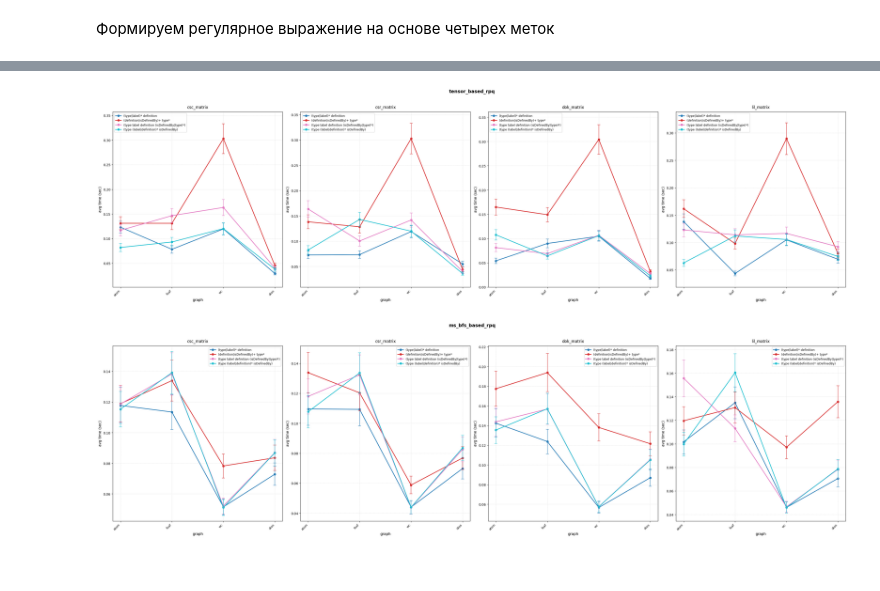
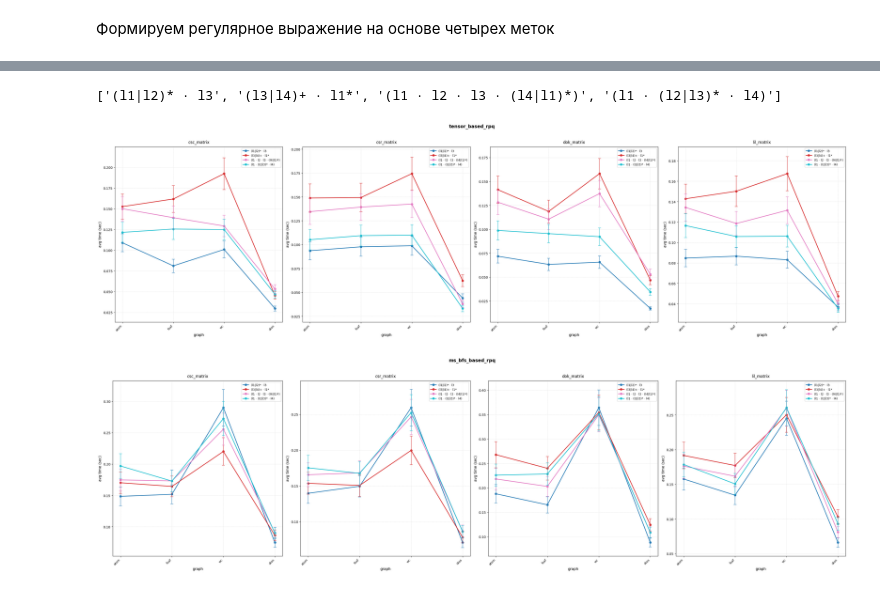
Before and after one commit to ksenmel/formal-lang-course, a Jupyter notebook: project/task5.ipynb, the cells around one changed output, grey strips where cells are left out. Drawn from its saved outputs; the diff is of its cells as text; code cells hidden in the pictures.

Commit message:
fix graphs

```diff
--- a/project/task5.ipynb
+++ b/project/task5.ipynb
@@ -145,4 +141,5 @@ for name in GRAPHS_NAMES:
     for _, _, data in g.edges(data=True):
         labels.add(data["label"])
 
-    graphs_info[name] = {'vertices': vertices, 'edges': edges, 'labels': len(labels)}
+
+    graphs_info[name] = {'vertices': vertices, 'edges': edges, 'labels': labels}
@@ -193,0 +146,5 @@ plt.show()
+# %%
+for name, info in graphs_info.items():
+    print(f"{name}")
+    for key, value in info.items():
+        print(f"  - {key}: {value}")
@@ -239,17 +248,24 @@ results = []
 
 for method in methods:
     for name, graph in graphs.items():
-        most_common_labels = Counter([data["label"] for _, _, data in g.edges(data=True)]).most_common(4)
-        labels = [label for label, _ in most_common_labels]
+        labels = get_sorted_labels(graph)
+        most_common_labels = [label for label, _ in Counter(labels).most_common(4)]
         regexes = build_regex_from_labels(labels)
 
-        for regex in regexes:
+        print(method)
+        print(f"graph {name}")
+        print(labels)
+        print(most_common_labels)
+        print(regexes)
+
+        for regex_idx, regex in enumerate(regexes):
             for matrix in SCIPY_MATRIX:
                 res_time = run(method, graph, regex, matrix)
 
                 results.append({
                     "method": method,
                     "regex": regex,
+                    "regex_template": REGEX_TEMPLATES[regex_idx],
                     "graph": name,
                     "matrix": matrix.__name__,
                     "avg_time": res_time
@@ -274,6 +313,10 @@ df
 # %%
 MATRIX_TYPES = sorted(df['matrix'].unique())
-DF_REGEX = list(df['regex'].unique())
+DF_REGEX = list(df['regex_template'].unique())
+
+print(DF_REGEX)
+# %% [output]
+['(l1|l2)* · l3', '(l3|l4)+ · l1*', '(l1 · l2 · l3 · (l4|l1)*)', '(l1 · (l2|l3)* · l4)']
 # %%
 # tensor_based_rpq
 
@@ -292,7 +335,7 @@ for idx, matrix_type in enumerate(MATRIX_TYPES):
     all_y_vals = []
 
     for regex_idx, regex in enumerate(DF_REGEX):
-        regex_data = matrix_data[matrix_data['regex'] == regex]
+        regex_data = matrix_data[matrix_data['regex_template'] == regex]
         x_vals, y_vals, yerr_vals = [], [], []
 
         for g_idx, graph_name in enumerate(graph_names):
@@ -335,8 +378,7 @@ for idx, matrix_type in enumerate(MATRIX_TYPES):
 plt.tight_layout()
 plt.show()
 
-
-# ms_bfs_based_rpq
+# БЛОК 2: ms_bfs_based_rpq
 
 METHOD_NAME = 'ms_bfs_based_rpq'
 method_data_all = df[df['method'] == METHOD_NAME]
@@ -350,7 +392,7 @@ for idx, matrix_type in enumerate(MATRIX_TYPES):
     all_y_vals = []
 
     for regex_idx, regex in enumerate(DF_REGEX):
-        regex_data = matrix_data[matrix_data['regex'] == regex]
+        regex_data = matrix_data[matrix_data['regex_template'] == regex]
         x_vals, y_vals, yerr_vals = [], [], []
 
         for g_idx, graph_name in enumerate(graph_names):
@@ -366,32 +408,32 @@ for idx, matrix_type in enumerate(MATRIX_TYPES):
 
         all_y_vals.extend(y_vals)
         color = regex_colors[regex_idx]
         ax.plot(
             x_vals, y_vals,
             marker="o", linestyle="-", color=color,
             label=regex, zorder=1, linewidth=2, markersize=6,
         )
         ax.errorbar(
             x_vals, y_vals, yerr=yerr_vals,
             fmt="none", ecolor=color, alpha=0.7,
             capsize=4, capthick=1.5, zorder=2,
         )
 
     ax.set_title(f"{matrix_type}", fontsize=12, pad=10)
     ax.set_xlabel("graph", fontsize=11)
     ax.set_ylabel("avg time (sec)", fontsize=11)
     ax.legend(loc='best', fontsize=9)
     ax.grid(True, linestyle=":", alpha=0.6, zorder=0)
     ax.set_xticks(range(len(graph_names)))
     ax.set_xticklabels(graph_names, rotation=45, ha="right", fontsize=9)
 
     if all_y_vals:
         y_min, y_max = min(all_y_vals), max(all_y_vals)
         y_range = y_max - y_min
         ax.set_ylim(max(0, y_min - y_range * 0.1), y_max + y_range * 0.2)
 
 plt.tight_layout()
 plt.show()
 # %% [output]
-[figure, old version]
+[figure, new version]
-[figure, old version]
+[figure, new version]
```
Also changed, not shown: parts of 13 cells of this notebook.
